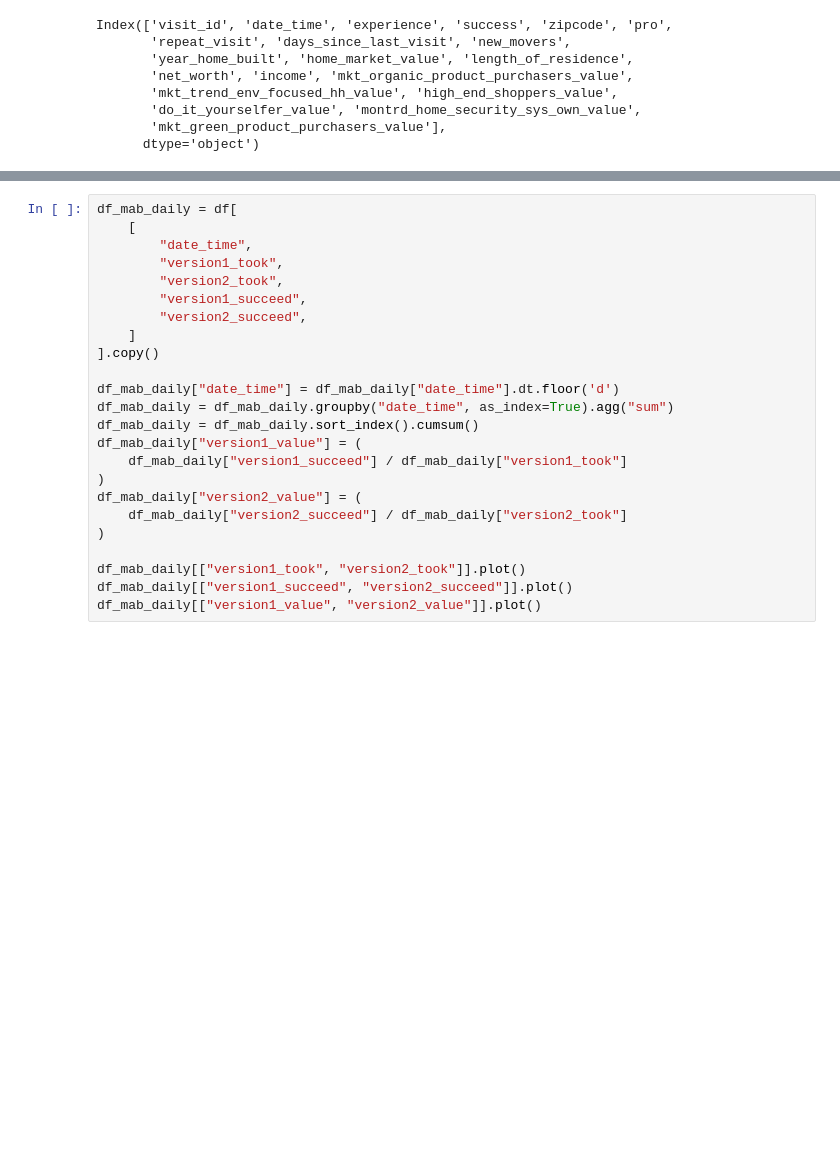
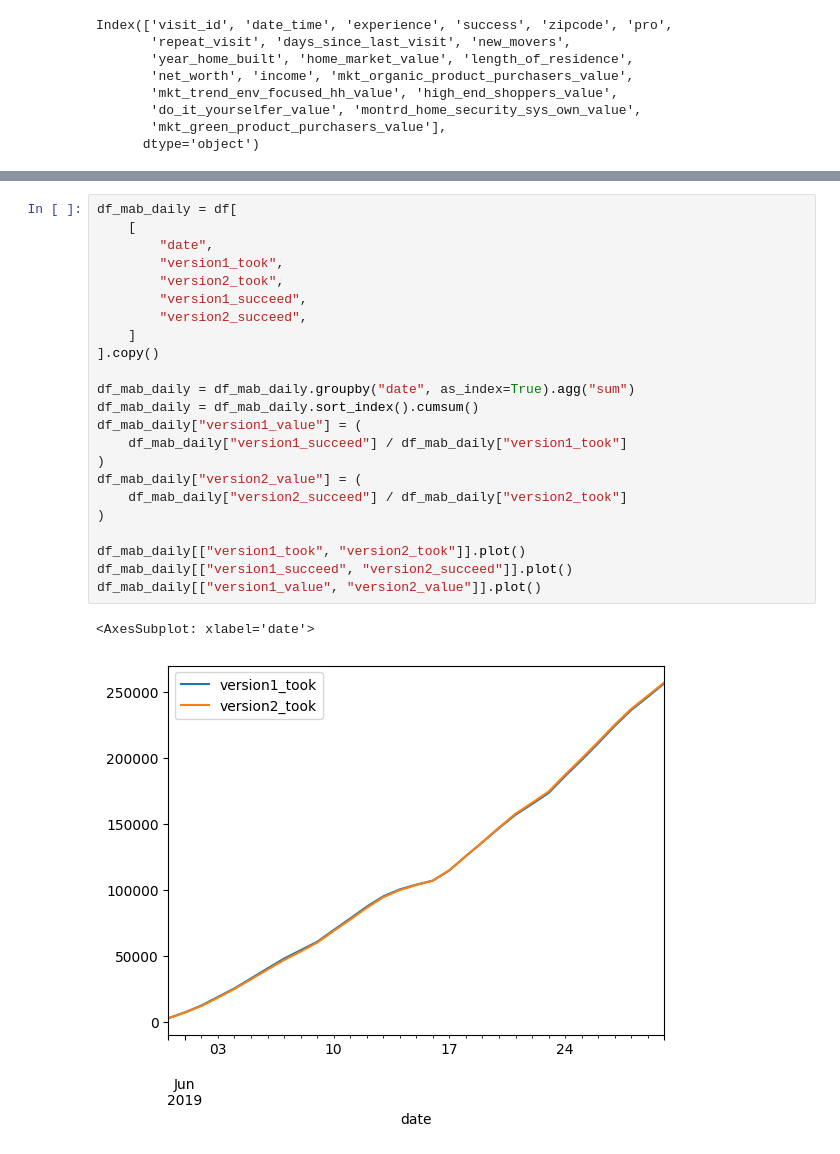
Before and after one commit to ykaitao/reinforcement-learning-for-recommendation, a Jupyter notebook: notebooks/multi-armed-bandit.ipynb, the cells around one changed output, grey strips where cells are left out. Saved outputs shown, nothing was run; the diff lists cells and outputs as text; blank space fills up the shorter version.

```diff
--- a/notebooks/multi-armed-bandit.ipynb
+++ b/notebooks/multi-armed-bandit.ipynb
@@ -60,24 +64,26 @@ Error:
 # %%
 df_mab_daily = df[
     [
-        "date_time",
+        "date",
         "version1_took",
         "version2_took",
         "version1_succeed",
         "version2_succeed",
     ]
 ].copy()
 
-df_mab_daily["date_time"] = df_mab_daily["date_time"].dt.floor('d')
-df_mab_daily = df_mab_daily.groupby("date_time", as_index=True).agg("sum")
+df_mab_daily = df_mab_daily.groupby("date", as_index=True).agg("sum")
 df_mab_daily = df_mab_daily.sort_index().cumsum()
 df_mab_daily["version1_value"] = (
     df_mab_daily["version1_succeed"] / df_mab_daily["version1_took"]
 )
 df_mab_daily["version2_value"] = (
     df_mab_daily["version2_succeed"] / df_mab_daily["version2_took"]
 )
 
 df_mab_daily[["version1_took", "version2_took"]].plot()
 df_mab_daily[["version1_succeed", "version2_succeed"]].plot()
 df_mab_daily[["version1_value", "version2_value"]].plot()
+# %% [output]
+<AxesSubplot: xlabel='date'>
+[figure, added]
```
Also changed, not shown: parts of 13 cells of this notebook.
